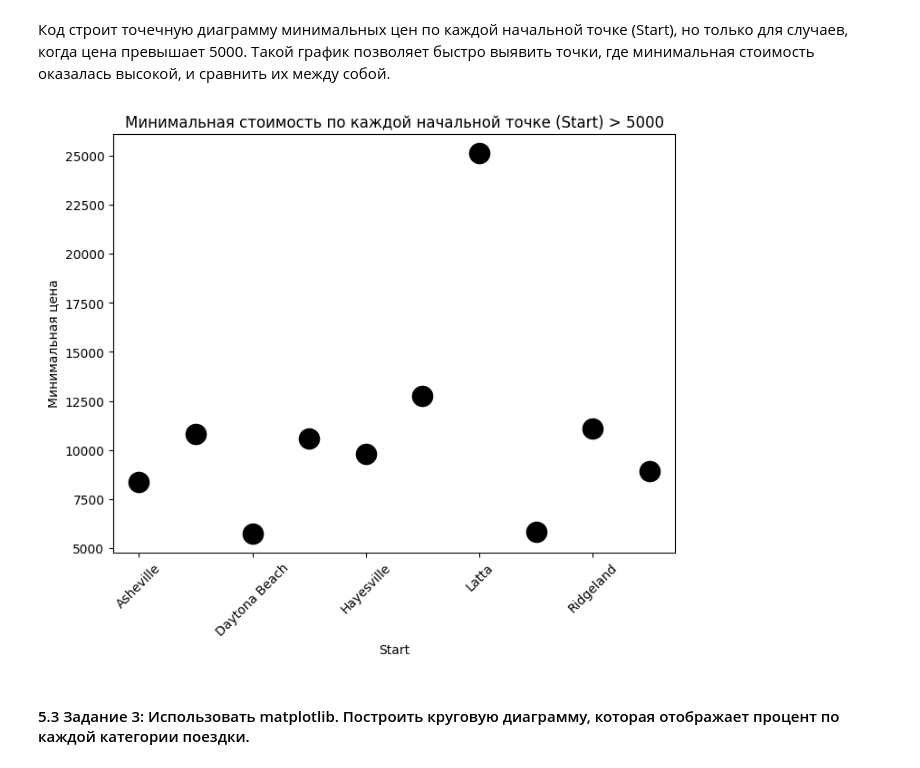
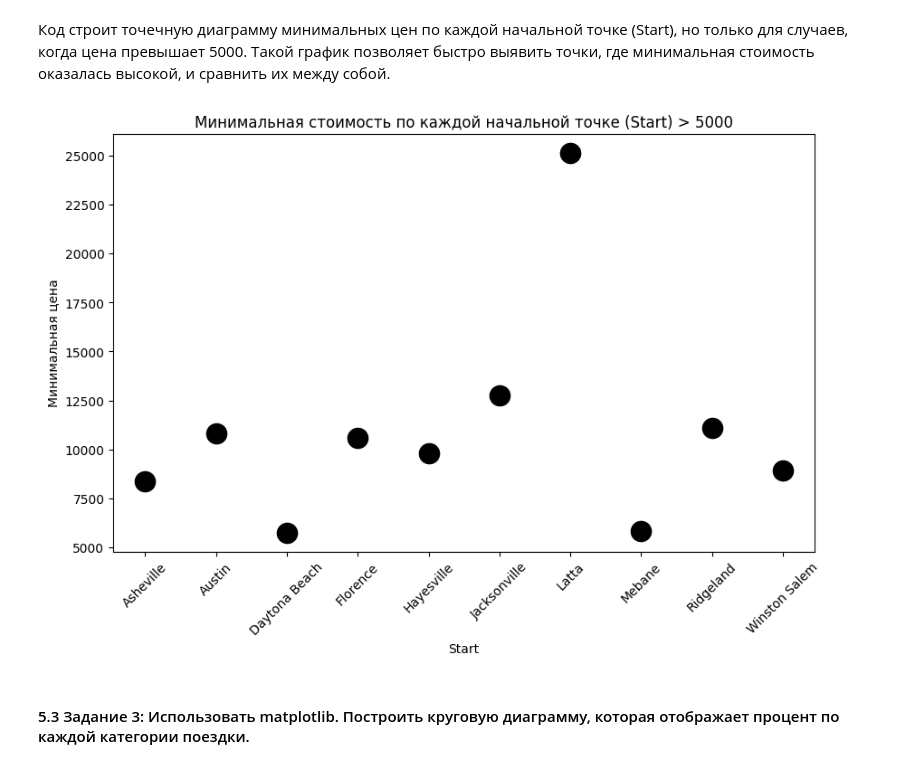
Before and after one commit to SergeyMar06/Data_analysis_4315_Markiyanov_8, a Jupyter notebook: LR2_Markiyanov_8.ipynb, the cells around one changed output. Cells and saved outputs as stored; diff of their text form; code cells hidden in the pictures.

```diff
--- a/LR2_Markiyanov_8.ipynb
+++ b/LR2_Markiyanov_8.ipynb
@@ -76,3 +76,5 @@ time             0
 speed            0
 price            0
 dtype: int64
+# %%
+df['PURPOSE*'] = df['PURPOSE*'].fillna('Unknown')
@@ -184,0 +205,3 @@ np.float64(0.8448751585677211)
+# %%
+df = df.select_dtypes(include=np.number)
+df.corr()
@@ -184,0 +214,15 @@ np.float64(0.8448751585677211)
+# %%
+df = df.select_dtypes(include=np.number)
+
+# Удаляем полностью пустые столбцы
+df = df.dropna(axis=1, how='all')
+
+# Заменяем бесконечности на NaN
+df = df.replace([np.inf, -np.inf], np.nan)
+
+# Удаляем строки, где есть NaN (или можно заменить нулями)
+df = df.dropna(axis=0, how='any')
+
+# Убираем столбцы с нулевой дисперсией (иначе ковариация не имеет смысла)
+df = df.loc[:, df.std() != 0]
+df.cov()
@@ -228,30 +278,34 @@ plt.show()
 # %%
 pivot = df.pivot_table(
     index='Start',
     values='Price',
     aggfunc='min'
 )
 
 pivot_filtered = pivot[pivot['Price'] > 5000]
 
 ax = pivot_filtered.plot(
     y='Price',
     kind='line',
     marker='o',
     color='black',
     markersize=16,
     linestyle='None',   # убираем линии, остаются только точки
     legend=False,
-    figsize=(8,6)
+    figsize=(10,6)
 )
 
 ax.set_title('Минимальная стоимость по каждой начальной точке (Start) > 5000')
 ax.set_ylabel('Минимальная цена')
 ax.set_xlabel('Start')
-plt.xticks(rotation=45)
+
+#Обеспечиваем подпись каждой точки
+ax.set_xticks(range(len(pivot_filtered.index)))
+ax.set_xticklabels(pivot_filtered.index, rotation=45)
+
 plt.show()
 # %% [output]
-[figure, old version]
+[figure, new version]
 # %% [markdown]
 #### 5.3 Задание 3: Использовать matplotlib. Построить круговую диаграмму, которая отображает процент по каждой категории поездки.
 # %% [markdown]
```
Also changed, not shown: parts of 10 cells of this notebook.
